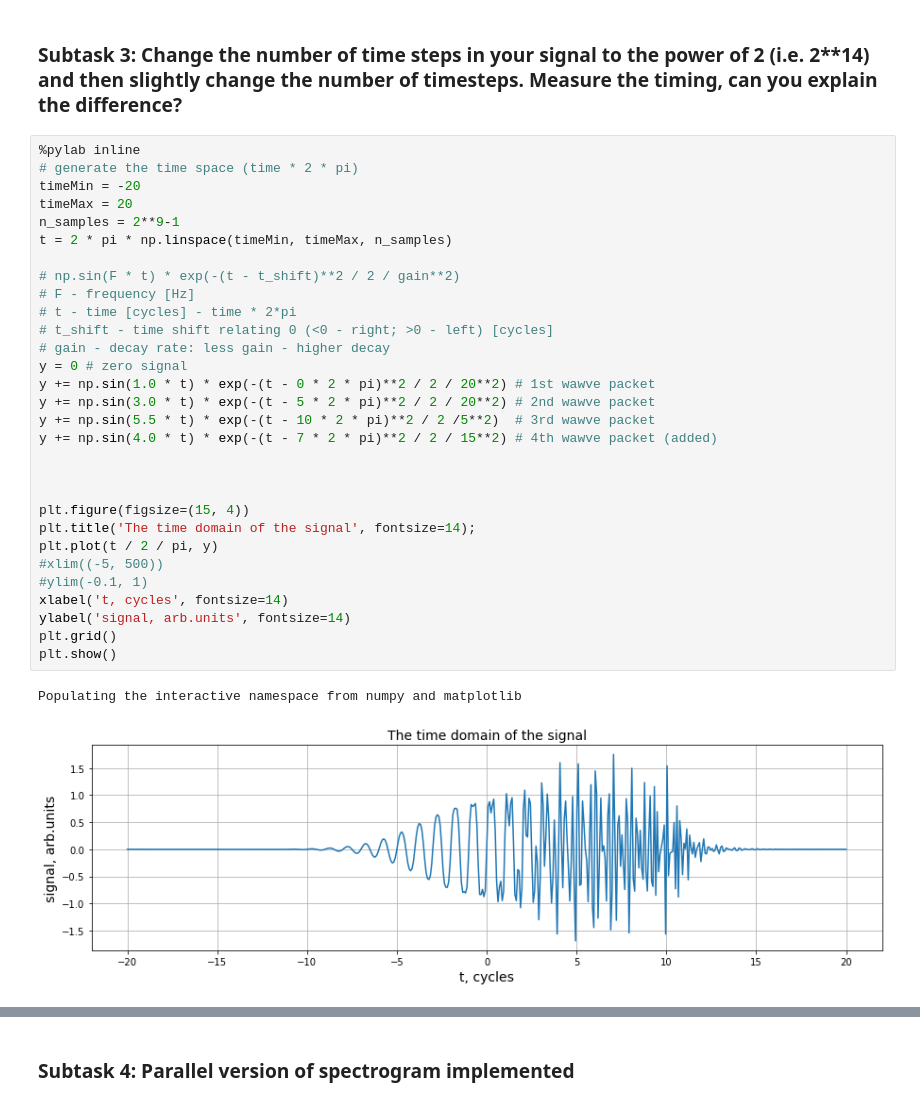
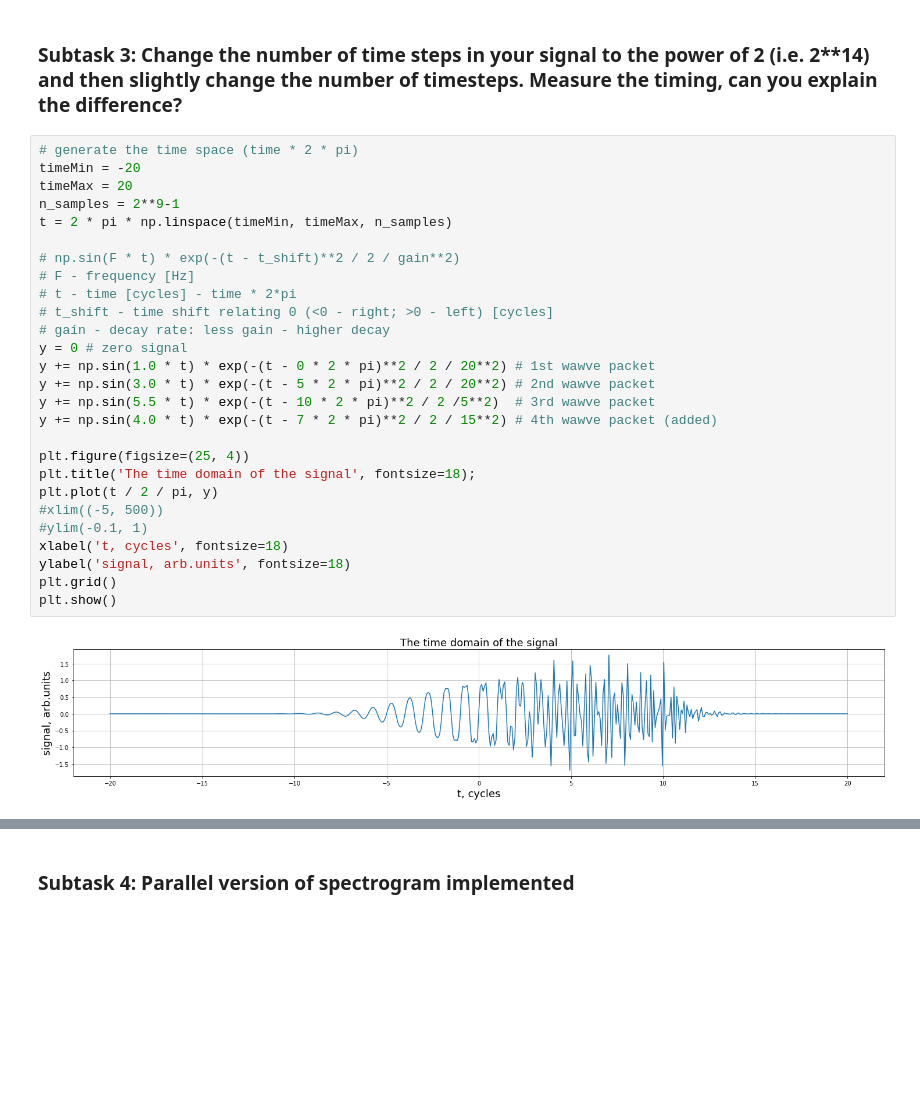
Before and after one commit to Skrikunov/HPPL_2020, a Jupyter notebook: Task 4: Spectrogram/Spectrogram.ipynb, the cells around one changed output, grey strips where cells are left out. Drawn from its saved outputs; the diff is of its cells as text; blank space fills up the shorter version.

```diff
--- a/Task 4: Spectrogram/Spectrogram.ipynb
+++ b/Task 4: Spectrogram/Spectrogram.ipynb
@@ -99,36 +98,32 @@ Text(0, 0.5, 'Frequency, arb. units')
 # %% [markdown]
 ### Subtask 3: Change the number of time steps in your signal to the power of 2 (i.e. 2**14) and then slightly change the number of timesteps. Measure the timing, can you explain the difference?
 # %%
-%pylab inline
 # generate the time space (time * 2 * pi)
 timeMin = -20
 timeMax = 20
 n_samples = 2**9-1
 t = 2 * pi * np.linspace(timeMin, timeMax, n_samples)
 
 # np.sin(F * t) * exp(-(t - t_shift)**2 / 2 / gain**2)
 # F - frequency [Hz]
 # t - time [cycles] - time * 2*pi
 # t_shift - time shift relating 0 (<0 - right; >0 - left) [cycles]
 # gain - decay rate: less gain - higher decay
 y = 0 # zero signal
 y += np.sin(1.0 * t) * exp(-(t - 0 * 2 * pi)**2 / 2 / 20**2) # 1st wawve packet
 y += np.sin(3.0 * t) * exp(-(t - 5 * 2 * pi)**2 / 2 / 20**2) # 2nd wawve packet
 y += np.sin(5.5 * t) * exp(-(t - 10 * 2 * pi)**2 / 2 /5**2)  # 3rd wawve packet
 y += np.sin(4.0 * t) * exp(-(t - 7 * 2 * pi)**2 / 2 / 15**2) # 4th wawve packet (added)
 
-
-
-plt.figure(figsize=(15, 4))
-plt.title('The time domain of the signal', fontsize=14);
+plt.figure(figsize=(25, 4))
+plt.title('The time domain of the signal', fontsize=18);
 plt.plot(t / 2 / pi, y)
 #xlim((-5, 500))
 #ylim(-0.1, 1)
-xlabel('t, cycles', fontsize=14)
-ylabel('signal, arb.units', fontsize=14)
+xlabel('t, cycles', fontsize=18)
+ylabel('signal, arb.units', fontsize=18)
 plt.grid()
 plt.show()
 # %% [output]
-Populating the interactive namespace from numpy and matplotlib
-[figure, old version]
+[figure, new version]
 # %%
```
Also changed, not shown: parts of 14 cells of this notebook, 12 other files.
